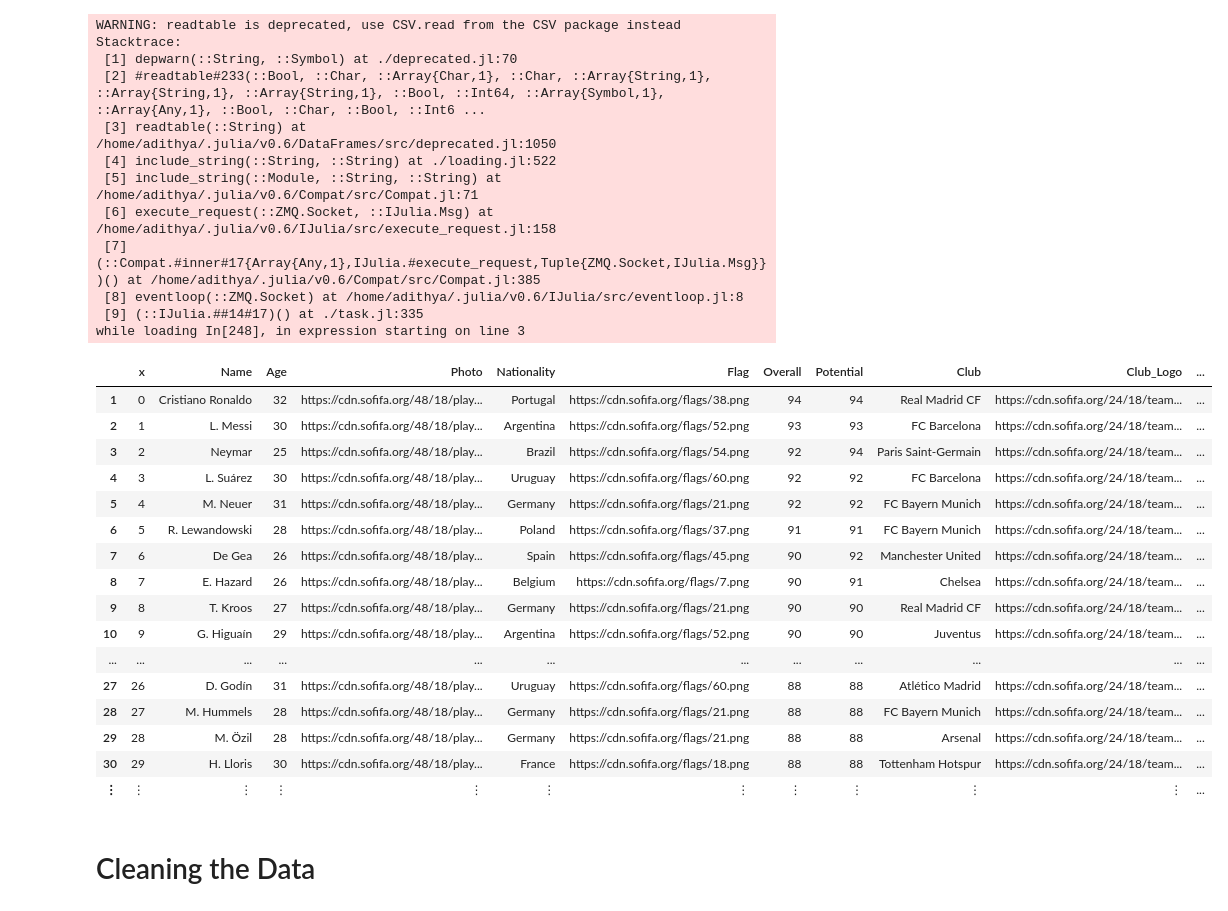
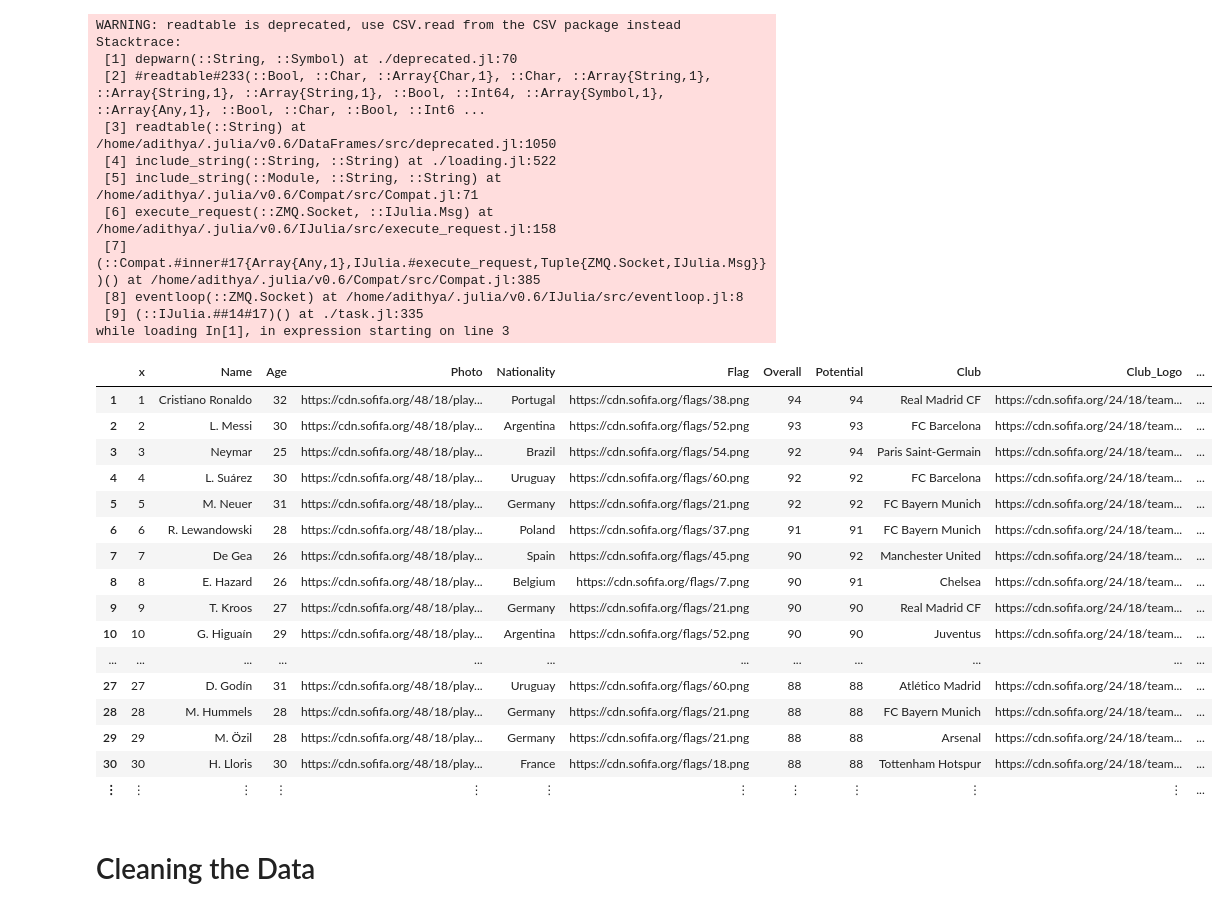
Before and after one commit to TurbulentCupcake/FIFAOptimization, a Jupyter notebook: code/FIFA Manager.ipynb, the cells around one changed output. Drawn from its saved outputs; the diff is of its cells as text; code cells hidden in the pictures.

```diff
--- a/code/FIFA Manager.ipynb
+++ b/code/FIFA Manager.ipynb
@@ -1,38 +1,38 @@
 # %%
 using DataFrames
 # read in the fifa 18 dataset
-dataset = readtable("../data/CompleteDataset.csv")
+dataset = readtable("../data/modifiedCompleteDataset.csv")
 
 df = DataFrame(dataset)
 # %% [output]
 WARNING: readtable is deprecated, use CSV.read from the CSV package instead
 Stacktrace:
  [1] depwarn(::String, ::Symbol) at ./deprecated.jl:70
  [2] #readtable#233(::Bool, ::Char, ::Array{Char,1}, ::Char, ::Array{String,1}, ::Array{String,1}, ::Array{String,1}, ::Bool, ::Int64, ::Array{Symbol,1}, ::Array{Any,1}, ::Bool, ::Char, ::Bool, ::Int6 ...
  [3] readtable(::String) at /home/adithya/.julia/v0.6/DataFrames/src/deprecated.jl:1050
  [4] include_string(::String, ::String) at ./loading.jl:522
  [5] include_string(::Module, ::String, ::String) at /home/adithya/.julia/v0.6/Compat/src/Compat.jl:71
  [6] execute_request(::ZMQ.Socket, ::IJulia.Msg) at /home/adithya/.julia/v0.6/IJulia/src/execute_request.jl:158
  [7] (::Compat.#inner#17{Array{Any,1},IJulia.#execute_request,Tuple{ZMQ.Socket,IJulia.Msg}})() at /home/adithya/.julia/v0.6/Compat/src/Compat.jl:385
  [8] eventloop(::ZMQ.Socket) at /home/adithya/.julia/v0.6/IJulia/src/eventloop.jl:8
  [9] (::IJulia.##14#17)() at ./task.jl:335
-while loading In[248], in expression starting on line 3
+while loading In[1], in expression starting on line 3
 |  | x | Name | Age | Photo | Nationality | Flag | Overall | Potential | Club | Club_Logo | ... |
-| 1 | 0 | Cristiano Ronaldo | 32 | https://cdn.sofifa.org/48/18/play... | Portugal | https://cdn.sofifa.org/flags/38.png | 94 | 94 | Real Madrid CF | https://cdn.sofifa.org/24/18/team... | ... |
-| 2 | 1 | L. Messi | 30 | https://cdn.sofifa.org/48/18/play... | Argentina | https://cdn.sofifa.org/flags/52.png | 93 | 93 | FC Barcelona | https://cdn.sofifa.org/24/18/team... | ... |
-| 3 | 2 | Neymar | 25 | https://cdn.sofifa.org/48/18/play... | Brazil | https://cdn.sofifa.org/flags/54.png | 92 | 94 | Paris Saint-Germain | https://cdn.sofifa.org/24/18/team... | ... |
-| 4 | 3 | L. Suárez | 30 | https://cdn.sofifa.org/48/18/play... | Uruguay | https://cdn.sofifa.org/flags/60.png | 92 | 92 | FC Barcelona | https://cdn.sofifa.org/24/18/team... | ... |
-| 5 | 4 | M. Neuer | 31 | https://cdn.sofifa.org/48/18/play... | Germany | https://cdn.sofifa.org/flags/21.png | 92 | 92 | FC Bayern Munich | https://cdn.sofifa.org/24/18/team... | ... |
-| 6 | 5 | R. Lewandowski | 28 | https://cdn.sofifa.org/48/18/play... | Poland | https://cdn.sofifa.org/flags/37.png | 91 | 91 | FC Bayern Munich | https://cdn.sofifa.org/24/18/team... | ... |
-| 7 | 6 | De Gea | 26 | https://cdn.sofifa.org/48/18/play... | Spain | https://cdn.sofifa.org/flags/45.png | 90 | 92 | Manchester United | https://cdn.sofifa.org/24/18/team... | ... |
-| 8 | 7 | E. Hazard | 26 | https://cdn.sofifa.org/48/18/play... | Belgium | https://cdn.sofifa.org/flags/7.png | 90 | 91 | Chelsea | https://cdn.sofifa.org/24/18/team... | ... |
-| 9 | 8 | T. Kroos | 27 | https://cdn.sofifa.org/48/18/play... | Germany | https://cdn.sofifa.org/flags/21.png | 90 | 90 | Real Madrid CF | https://cdn.sofifa.org/24/18/team... | ... |
-| 10 | 9 | G. Higuaín | 29 | https://cdn.sofifa.org/48/18/play... | Argentina | https://cdn.sofifa.org/flags/52.png | 90 | 90 | Juventus | https://cdn.sofifa.org/24/18/team... | ... |
+| 1 | 1 | Cristiano Ronaldo | 32 | https://cdn.sofifa.org/48/18/play... | Portugal | https://cdn.sofifa.org/flags/38.png | 94 | 94 | Real Madrid CF | https://cdn.sofifa.org/24/18/team... | ... |
+| 2 | 2 | L. Messi | 30 | https://cdn.sofifa.org/48/18/play... | Argentina | https://cdn.sofifa.org/flags/52.png | 93 | 93 | FC Barcelona | https://cdn.sofifa.org/24/18/team... | ... |
+| 3 | 3 | Neymar | 25 | https://cdn.sofifa.org/48/18/play... | Brazil | https://cdn.sofifa.org/flags/54.png | 92 | 94 | Paris Saint-Germain | https://cdn.sofifa.org/24/18/team... | ... |
+| 4 | 4 | L. Suárez | 30 | https://cdn.sofifa.org/48/18/play... | Uruguay | https://cdn.sofifa.org/flags/60.png | 92 | 92 | FC Barcelona | https://cdn.sofifa.org/24/18/team... | ... |
+| 5 | 5 | M. Neuer | 31 | https://cdn.sofifa.org/48/18/play... | Germany | https://cdn.sofifa.org/flags/21.png | 92 | 92 | FC Bayern Munich | https://cdn.sofifa.org/24/18/team... | ... |
+| 6 | 6 | R. Lewandowski | 28 | https://cdn.sofifa.org/48/18/play... | Poland | https://cdn.sofifa.org/flags/37.png | 91 | 91 | FC Bayern Munich | https://cdn.sofifa.org/24/18/team... | ... |
+| 7 | 7 | De Gea | 26 | https://cdn.sofifa.org/48/18/play... | Spain | https://cdn.sofifa.org/flags/45.png | 90 | 92 | Manchester United | https://cdn.sofifa.org/24/18/team... | ... |
+| 8 | 8 | E. Hazard | 26 | https://cdn.sofifa.org/48/18/play... | Belgium | https://cdn.sofifa.org/flags/7.png | 90 | 91 | Chelsea | https://cdn.sofifa.org/24/18/team... | ... |
+| 9 | 9 | T. Kroos | 27 | https://cdn.sofifa.org/48/18/play... | Germany | https://cdn.sofifa.org/flags/21.png | 90 | 90 | Real Madrid CF | https://cdn.sofifa.org/24/18/team... | ... |
+| 10 | 10 | G. Higuaín | 29 | https://cdn.sofifa.org/48/18/play... | Argentina | https://cdn.sofifa.org/flags/52.png | 90 | 90 | Juventus | https://cdn.sofifa.org/24/18/team... | ... |
 | ... | ... | ... | ... | ... | ... | ... | ... | ... | ... | ... | ... |
-| 27 | 26 | D. Godín | 31 | https://cdn.sofifa.org/48/18/play... | Uruguay | https://cdn.sofifa.org/flags/60.png | 88 | 88 | Atlético Madrid | https://cdn.sofifa.org/24/18/team... | ... |
-| 28 | 27 | M. Hummels | 28 | https://cdn.sofifa.org/48/18/play... | Germany | https://cdn.sofifa.org/flags/21.png | 88 | 88 | FC Bayern Munich | https://cdn.sofifa.org/24/18/team... | ... |
-| 29 | 28 | M. Özil | 28 | https://cdn.sofifa.org/48/18/play... | Germany | https://cdn.sofifa.org/flags/21.png | 88 | 88 | Arsenal | https://cdn.sofifa.org/24/18/team... | ... |
-| 30 | 29 | H. Lloris | 30 | https://cdn.sofifa.org/48/18/play... | France | https://cdn.sofifa.org/flags/18.png | 88 | 88 | Tottenham Hotspur | https://cdn.sofifa.org/24/18/team... | ... |
+| 27 | 27 | D. Godín | 31 | https://cdn.sofifa.org/48/18/play... | Uruguay | https://cdn.sofifa.org/flags/60.png | 88 | 88 | Atlético Madrid | https://cdn.sofifa.org/24/18/team... | ... |
+| 28 | 28 | M. Hummels | 28 | https://cdn.sofifa.org/48/18/play... | Germany | https://cdn.sofifa.org/flags/21.png | 88 | 88 | FC Bayern Munich | https://cdn.sofifa.org/24/18/team... | ... |
+| 29 | 29 | M. Özil | 28 | https://cdn.sofifa.org/48/18/play... | Germany | https://cdn.sofifa.org/flags/21.png | 88 | 88 | Arsenal | https://cdn.sofifa.org/24/18/team... | ... |
+| 30 | 30 | H. Lloris | 30 | https://cdn.sofifa.org/48/18/play... | France | https://cdn.sofifa.org/flags/18.png | 88 | 88 | Tottenham Hotspur | https://cdn.sofifa.org/24/18/team... | ... |
 | ⋮ | ⋮ | ⋮ | ⋮ | ⋮ | ⋮ | ⋮ | ⋮ | ⋮ | ⋮ | ⋮ | ... |
 # %% [markdown]
 # Cleaning the Data
```
Also changed, not shown: parts of 20 cells of this notebook, 2 other files.
